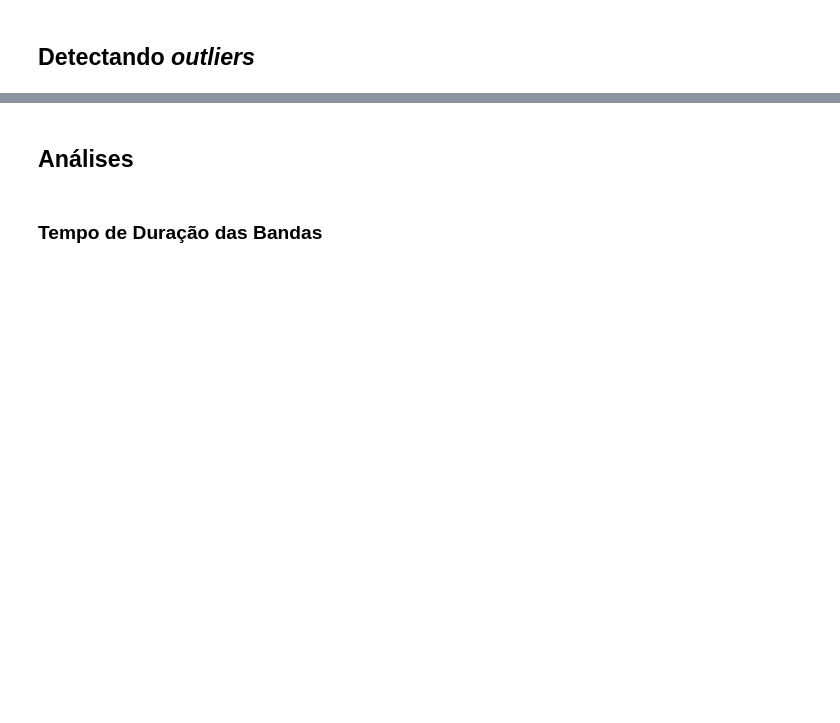
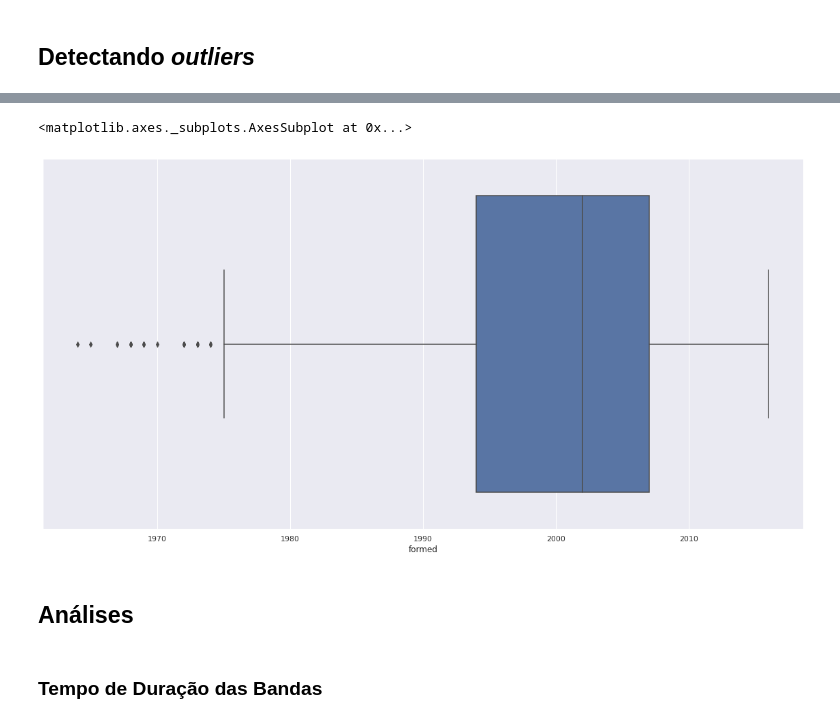
Before and after one commit to otaviokamel/projeto_introducao_analise_de_dados, a Jupyter notebook: Metal_Bands_by_Nation.ipynb, the cells around one changed output, grey strips where cells are left out. Drawn from its saved outputs; the diff is of its cells as text; code cells hidden in the pictures; blank space fills up the shorter version.

```diff
--- a/Metal_Bands_by_Nation.ipynb
+++ b/Metal_Bands_by_Nation.ipynb
@@ -452,3 +422,8 @@ for column in df.select_dtypes(include='object'):
+# %%
+sns.boxplot(data=df, x='formed')
+# %% [output]
+<matplotlib.axes._subplots.AxesSubplot at 0x...>
+[figure, added]
 # %% [markdown]
 ## Análises
 # %% [markdown]
```
Also changed, not shown: parts of 55 cells of this notebook.
